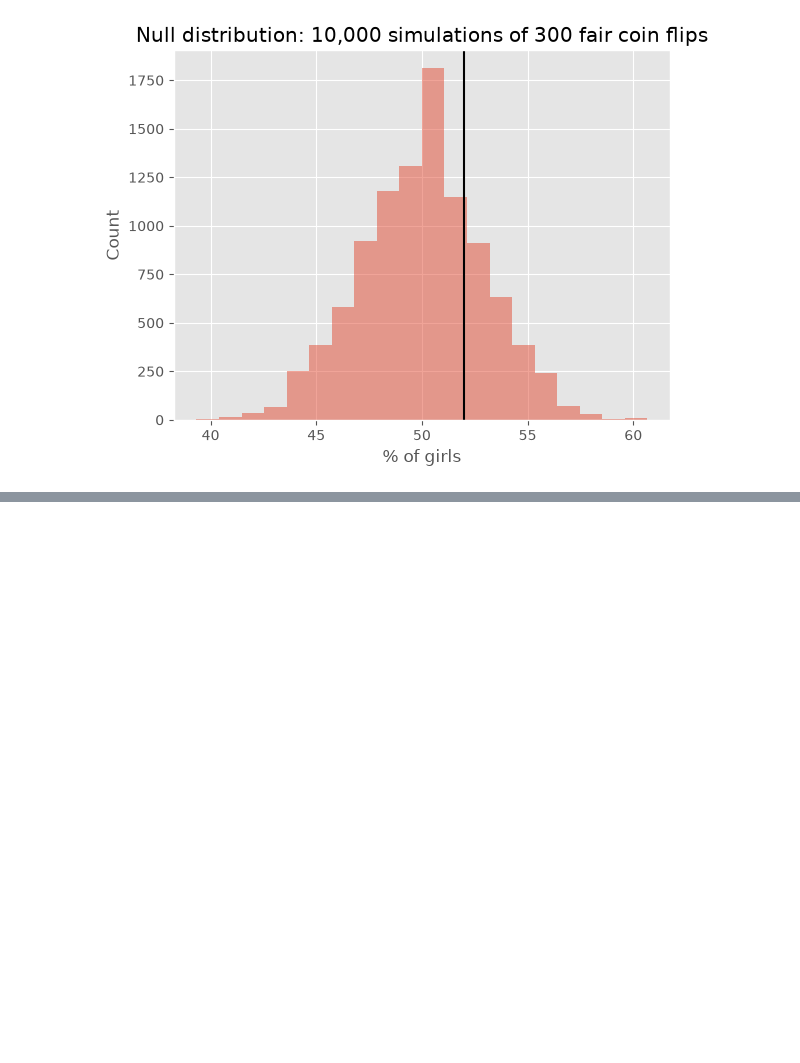
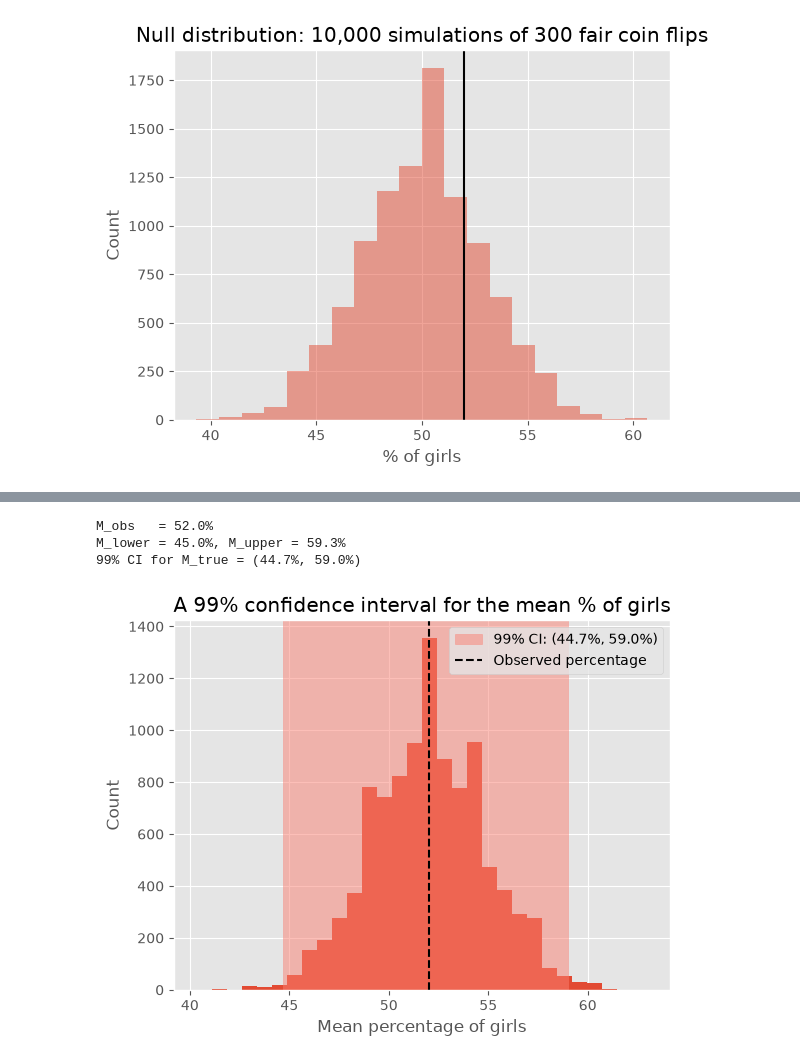
Before and after one commit to arghyadutta/data-analysis, a Jupyter notebook: 1-stat.ipynb, the cells around one changed output, grey strips where cells are left out. Drawn from its saved outputs; the diff is of its cells as text; code cells hidden in the pictures; blank space fills up the shorter version.

```diff
--- a/1-stat.ipynb
+++ b/1-stat.ipynb
@@ -490,39 +517,44 @@ One-sided p-value: 0.2655
 # %%
-# rng = np.random.default_rng(42)
+rng = np.random.default_rng(42)
 
-# def confidence_interval_by_resampling(X, M=np.mean, n_resamples=10000, rng=rng):
-#     """99% CI for M_true"""
-#     X = np.asarray(X)
-#     M_obs = M(X)
+def confidence_interval_by_resampling(X, M=np.mean, n_resamples=10000, rng=rng):
+    """99% CI for M_true"""
+    X = np.asarray(X)
+    M_obs = M(X)
 
-#     # resample X with replacement and compute M for each
-#     M_i = np.array([M(rng.choice(X, size=len(X), replace=True))
-#                     for _ in range(n_resamples)])
+    # resample X with replacement and compute M for each
+    M_i = np.array([M(rng.choice(X, size=len(X), replace=True))
+                    for _ in range(n_resamples)])
 
-#     # rank smallest to largest; M_lower = 50th smallest (MR_50),
-#     # M_upper = 50th largest (MR_9951).
-#     MR = np.sort(M_i)
-#     M_lower = MR[50 - 1]                   # MR_50
-#     M_upper = MR[n_resamples - 50]         # MR_9951
+    # rank smallest to largest; M_lower = 50th smallest (MR_50),
+    # M_upper = 50th largest (MR_9951).
+    MR = np.sort(M_i)
+    M_lower = MR[50 - 1]                   # MR_50
+    M_upper = MR[n_resamples - 50]         # MR_9951
 
-#     CI_lower = 2 * M_obs - M_upper
-#     CI_upper = 2 * M_obs - M_lower
-#     return M_obs, M_i, (M_lower, M_upper), (CI_lower, CI_upper)
+    CI_lower = 2 * M_obs - M_upper
+    CI_upper = 2 * M_obs - M_lower
+    return M_obs, M_i, (M_lower, M_upper), (CI_lower, CI_upper)
 
-# # Example data: 300 births, 156 girls (1) and 144 boys (0)
-# X = np.array([1] * 156 + [0] * 144)
+# Example data: 300 births, 156 girls (1) and 144 boys (0)
+X = np.array([1] * 156 + [0] * 144)
 
-# M_obs, M_i, (M_lower, M_upper), (CI_lower, CI_upper) = confidence_interval_by_resampling(X)
+M_obs, M_i, (M_lower, M_upper), (CI_lower, CI_upper) = confidence_interval_by_resampling(X)
 
-# print(f"M_obs   = {100 * M_obs:.1f}%")
-# print(f"M_lower = {100 * M_lower:.1f}%, M_upper = {100 * M_upper:.1f}%")
-# print(f"99% CI for M_true = ({100 * CI_lower:.1f}%, {100 * CI_upper:.1f}%)")
+print(f"M_obs   = {100 * M_obs:.1f}%")
+print(f"M_lower = {100 * M_lower:.1f}%, M_upper = {100 * M_upper:.1f}%")
+print(f"99% CI for M_true = ({100 * CI_lower:.1f}%, {100 * CI_upper:.1f}%)")
 
-# # figure
-# plt.hist(100 * M_i, bins=30)
-# plt.axvspan(100 * CI_lower, 100 * CI_upper, color="#e4f2b3", alpha=0.5, label=f"99% CI: ({100*CI_lower:.1f}%, {100*CI_upper:.1f}%)")
-# plt.axvline(100 * M_obs, color="k", ls="--", label="M_obs")
-# plt.xlabel("M-value (% girls)")
-# plt.ylabel("Count")
-# plt.title("A 99% confidence interval for M_true")
-# plt.legend();
+# figure
+plt.hist(100 * M_i, bins=30)
+plt.axvspan(100 * CI_lower, 100 * CI_upper, color="salmon", alpha=0.5, label=f"99% CI: ({100*CI_lower:.1f}%, {100*CI_upper:.1f}%)")
+plt.axvline(100 * M_obs, color="k", ls="--", label=r"Observed percentage")
+plt.xlabel("Mean percentage of girls")
+plt.ylabel("Count")
+plt.title("A 99% confidence interval for the mean % of girls")
+plt.legend();
+# %% [output]
+M_obs   = 52.0%
+M_lower = 45.0%, M_upper = 59.3%
+99% CI for M_true = (44.7%, 59.0%)
+[figure, added]
```
Also changed, not shown: parts of 14 cells of this notebook, 5 other files.
